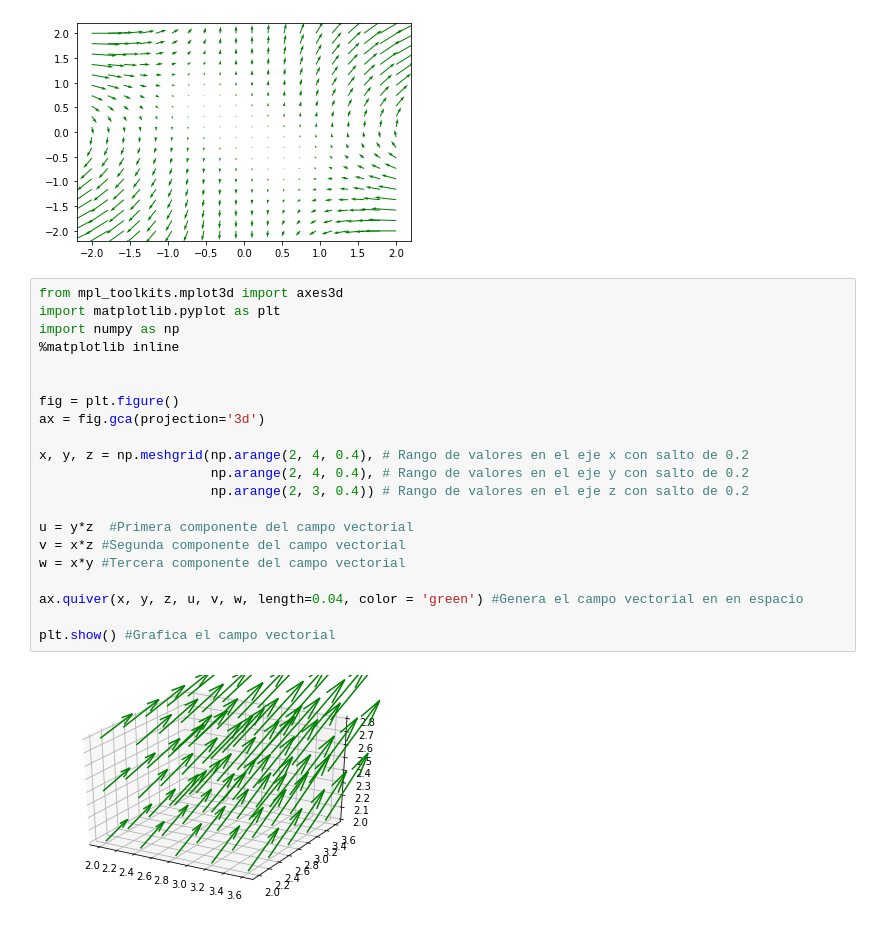
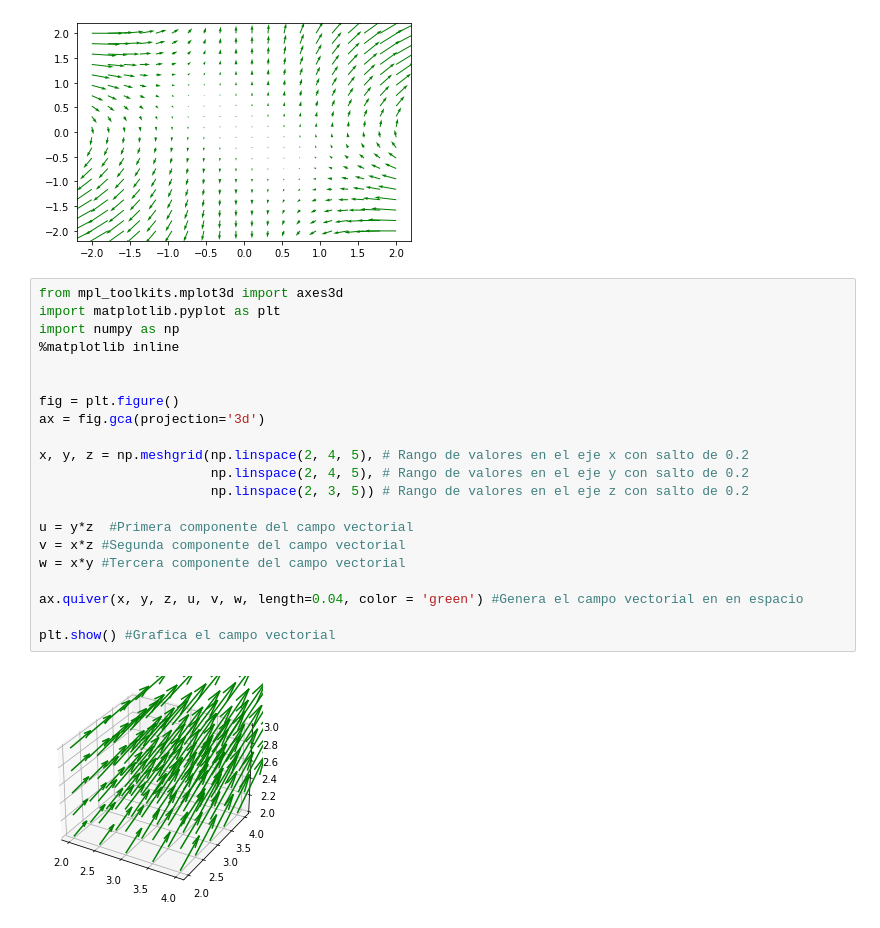
Before and after one commit to SpentRook/Calculo-Vectorial, a Jupyter notebook: Campos_vectoriales.ipynb, the cells around one changed output. Saved outputs shown, nothing was run; the diff lists cells and outputs as text.

```diff
--- a/Campos_vectoriales.ipynb
+++ b/Campos_vectoriales.ipynb
@@ -16,23 +16,23 @@ plt.show()
 # %%
 from mpl_toolkits.mplot3d import axes3d
 import matplotlib.pyplot as plt
 import numpy as np
 %matplotlib inline
 
 
 fig = plt.figure()
 ax = fig.gca(projection='3d')
 
-x, y, z = np.meshgrid(np.arange(2, 4, 0.4), # Rango de valores en el eje x con salto de 0.2
-                      np.arange(2, 4, 0.4), # Rango de valores en el eje y con salto de 0.2
-                      np.arange(2, 3, 0.4)) # Rango de valores en el eje z con salto de 0.2
+x, y, z = np.meshgrid(np.linspace(2, 4, 5), # Rango de valores en el eje x con salto de 0.2
+                      np.linspace(2, 4, 5), # Rango de valores en el eje y con salto de 0.2
+                      np.linspace(2, 3, 5)) # Rango de valores en el eje z con salto de 0.2
 
 u = y*z  #Primera componente del campo vectorial
 v = x*z #Segunda componente del campo vectorial
 w = x*y #Tercera componente del campo vectorial
 
 ax.quiver(x, y, z, u, v, w, length=0.04, color = 'green') #Genera el campo vectorial en en espacio
 
 plt.show() #Grafica el campo vectorial
 # %% [output]
-[figure, old version]
+[figure, new version]
```
